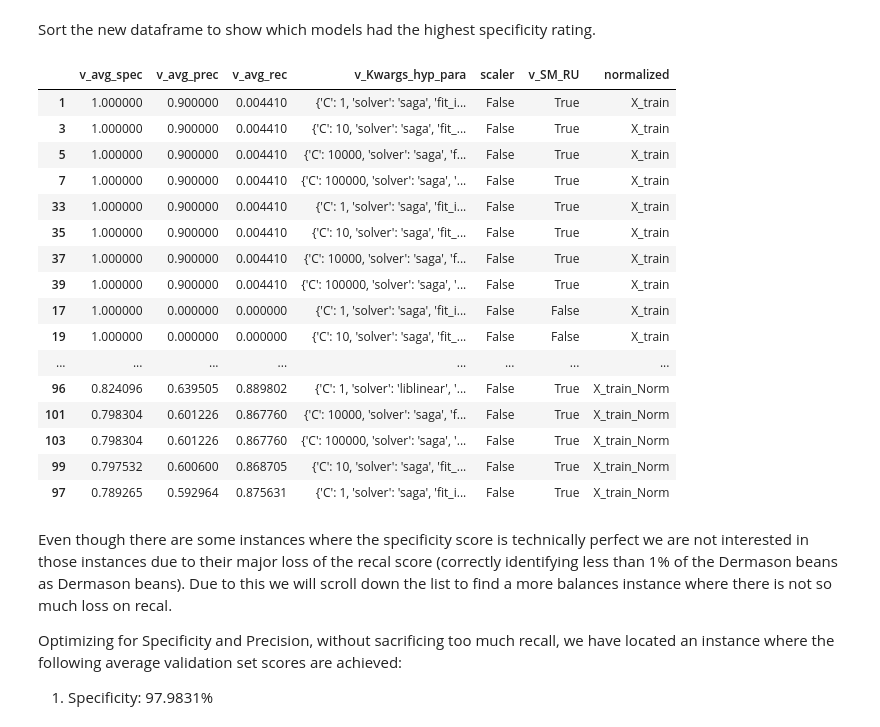
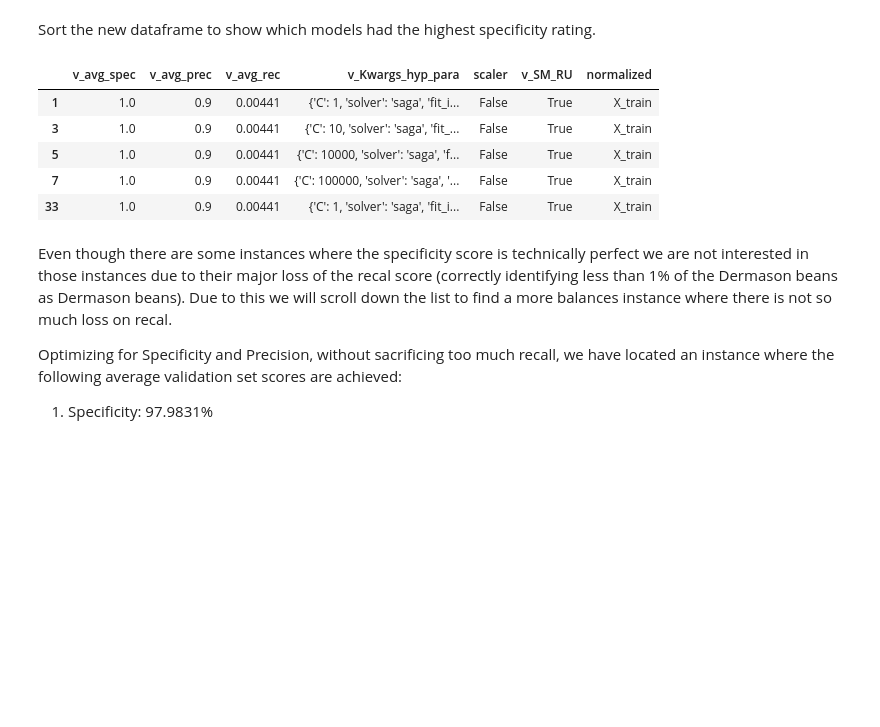
Before and after one commit to AndrewReusche/Bean_recognition_analysis, a Jupyter notebook: Automation_Integration_Via_Dermason_Bean_Classification.ipynb, the cells around one changed output. Saved outputs shown, nothing was run; the diff lists cells and outputs as text; code cells hidden in the pictures; blank space fills up the shorter version.

```diff
--- a/Automation_Integration_Via_Dermason_Bean_Classification.ipynb
+++ b/Automation_Integration_Via_Dermason_Bean_Classification.ipynb
@@ -575,8 +728,7 @@ for data, data_name in zip(data_sets, ["X_train", "X_train_Norm"]):
                 for c in C:
                     for solvera in solvers:
                         model_kwargs= {'C': c, 'solver': solvera, 'fit_intercept': fit, 'penalty': 'l2' }
-                        print(model_kwargs)
-                        temp= ModelWithCV(model_instantiator= LogisticRegression,
+                        temp= ModelWithGridCV(model_instantiator= LogisticRegression,
                                                             model_name= 'Tuned_LR_Model',
                                                             X= data,
                                                             y= y_train,
@@ -587,6 +739,3 @@ for data, data_name in zip(data_sets, ["X_train", "X_train_Norm"]):
 
                         lr_metric_tracker.append(temp.print_cv_summary())
                         lr_data_and_scaler.append(data_name)
-
-                        print()
-                        print('#### NEXT ITERATION###')
@@ -641,29 +772,18 @@ Sort the new dataframe to show which models had the highest specificity rating.
 # %%
 #sort by highest specificity rate
 lr_tuned_grid_search_spec_sorted = lr_tuned_results_df.sort_values(\
     by=['v_avg_spec', 'v_avg_prec', 'v_avg_rec'], ascending=[False, False, False])
 
 pd.set_option('display.max_rows', None)
 
-lr_tuned_grid_search_spec_sorted
+lr_tuned_grid_search_spec_sorted.head()
 # %% [output]
 |  | v_avg_spec | v_avg_prec | v_avg_rec | v_Kwargs_hyp_para | scaler | v_SM_RU | normalized |
-| 1 | 1.000000 | 0.900000 | 0.004410 | {'C': 1, 'solver': 'saga', 'fit_i... | False | True | X_train |
-| 3 | 1.000000 | 0.900000 | 0.004410 | {'C': 10, 'solver': 'saga', 'fit_... | False | True | X_train |
-| 5 | 1.000000 | 0.900000 | 0.004410 | {'C': 10000, 'solver': 'saga', 'f... | False | True | X_train |
-| 7 | 1.000000 | 0.900000 | 0.004410 | {'C': 100000, 'solver': 'saga', '... | False | True | X_train |
-| 33 | 1.000000 | 0.900000 | 0.004410 | {'C': 1, 'solver': 'saga', 'fit_i... | False | True | X_train |
-| 35 | 1.000000 | 0.900000 | 0.004410 | {'C': 10, 'solver': 'saga', 'fit_... | False | True | X_train |
-| 37 | 1.000000 | 0.900000 | 0.004410 | {'C': 10000, 'solver': 'saga', 'f... | False | True | X_train |
-| 39 | 1.000000 | 0.900000 | 0.004410 | {'C': 100000, 'solver': 'saga', '... | False | True | X_train |
-| 17 | 1.000000 | 0.000000 | 0.000000 | {'C': 1, 'solver': 'saga', 'fit_i... | False | False | X_train |
-| 19 | 1.000000 | 0.000000 | 0.000000 | {'C': 10, 'solver': 'saga', 'fit_... | False | False | X_train |
-| ... | ... | ... | ... | ... | ... | ... | ... |
-| 96 | 0.824096 | 0.639505 | 0.889802 | {'C': 1, 'solver': 'liblinear', '... | False | True | X_train_Norm |
-| 101 | 0.798304 | 0.601226 | 0.867760 | {'C': 10000, 'solver': 'saga', 'f... | False | True | X_train_Norm |
-| 103 | 0.798304 | 0.601226 | 0.867760 | {'C': 100000, 'solver': 'saga', '... | False | True | X_train_Norm |
-| 99 | 0.797532 | 0.600600 | 0.868705 | {'C': 10, 'solver': 'saga', 'fit_... | False | True | X_train_Norm |
-| 97 | 0.789265 | 0.592964 | 0.875631 | {'C': 1, 'solver': 'saga', 'fit_i... | False | True | X_train_Norm |
+| 1 | 1.0 | 0.9 | 0.00441 | {'C': 1, 'solver': 'saga', 'fit_i... | False | True | X_train |
+| 3 | 1.0 | 0.9 | 0.00441 | {'C': 10, 'solver': 'saga', 'fit_... | False | True | X_train |
+| 5 | 1.0 | 0.9 | 0.00441 | {'C': 10000, 'solver': 'saga', 'f... | False | True | X_train |
+| 7 | 1.0 | 0.9 | 0.00441 | {'C': 100000, 'solver': 'saga', '... | False | True | X_train |
+| 33 | 1.0 | 0.9 | 0.00441 | {'C': 1, 'solver': 'saga', 'fit_i... | False | True | X_train |
 # %% [markdown]
 Even though there are some instances where the specificity score is technically perfect we are not interested in those instances due to their major loss of the recal score (correctly identifying less than 1% of the Dermason beans as Dermason beans). Due to this we will scroll down the list to find a more balances instance where there is not so much loss on recal.
 
```
Also changed, not shown: parts of 14 cells of this notebook, 7 other files.
